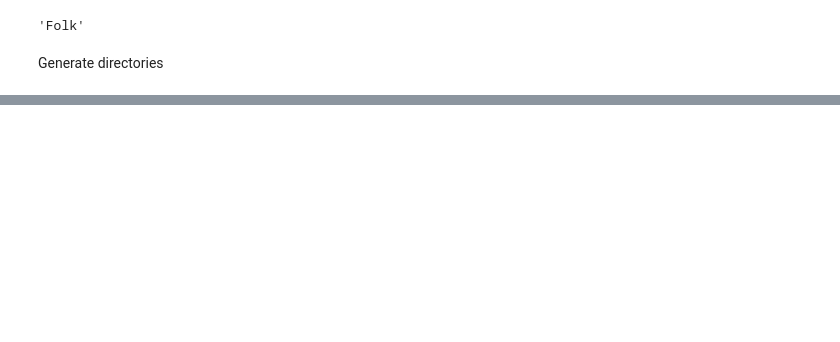
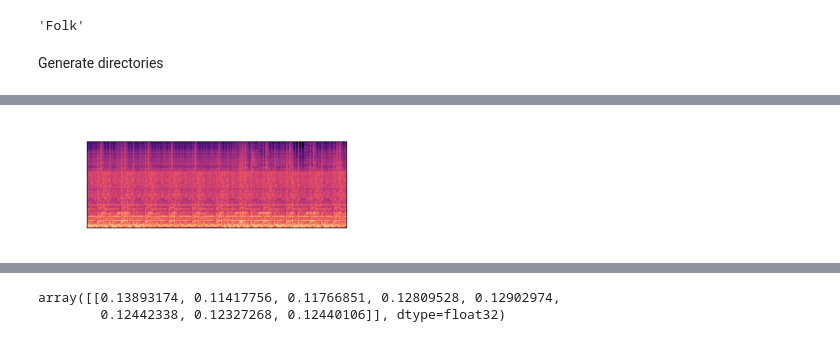
Before and after one commit to ThetaRangers/ML, a Jupyter notebook: classification.ipynb, the cells around one changed output, grey strips where cells are left out. Cells and saved outputs as stored; diff of their text form; code cells hidden in the pictures; blank space fills up the shorter version.

```diff
--- a/classification.ipynb
+++ b/classification.ipynb
@@ -156,14 +190,15 @@ keras.utils.plot_model(model, show_shapes=True)
 # %%
-epochs = 50
-tf.device('/CPU')
+epochs = 10
+
 callbacks = [
     keras.callbacks.ModelCheckpoint("save_at_{epoch}.h5"),
 ]
 model.compile(
     optimizer=keras.optimizers.Adam(1e-3),
-    loss="binary_crossentropy",
+    loss='sparse_categorical_crossentropy',
     metrics=["accuracy"],
 )
+
 model.fit(
     train_ds, epochs=epochs, callbacks=callbacks, validation_data=val_ds,
 )
@@ -191,10 +228 @@ Epoch 50/50
 <keras.callbacks.History at 0x...>
-# %%
-img = tf.keras.preprocessing.image.load_img(
-    "dataset/Hip-Hop/6608.png", target_size=image_size
-)
-img_array = tf.keras.preprocessing.image.img_to_array(img)
-img_array = tf.expand_dims(img_array, 0)  # Create batch axis
-
-predictions = model.predict(img_array)
-predictions
@@ -205,0 +254,31 @@ array([[ 42633.96 , 116811.92 ,  48157.49 , -53267.094,  60617.836,
+# %%
+def load_image_pr(img_path, show=False):
+
+    img = tf.keras.preprocessing.image.load_img(img_path, target_size=(200, 600))
+    img_tensor = tf.keras.preprocessing.image.img_to_array(img)                    # (height, width, channels)
+    img_tensor = np.expand_dims(img_tensor, axis=0)         # (1, height, width, channels), add a dimension because the model expects this shape: (batch_size, height, width, channels)
+    img_tensor /= 255.                                      # imshow expects values in the range [0, 1]
+
+    if show:
+        plt.imshow(img_tensor[0])
+        plt.axis('off')
+        plt.show()
+
+    return img_tensor
+
+
+img_path = 'dataset/Hip-Hop/10696.png'    # dog
+
+new_image = load_image_pr(img_path, show=True)
+pred = model.predict(new_image)
+pred
+#img = tf.keras.preprocessing.image.load_img(
+#    "dataset/Hip-Hop/6608.png", target_size=image_size
+#)
+#img_array = tf.keras.preprocessing.image.img_to_array(img)
+#img_array = tf.expand_dims(img_array, 0)  # Create batch axis
+
+#predictions = model.predict(img_array)
+#predictions
+# %% [output]
+[figure, added]
@@ -205,0 +286,2 @@ array([[ 42633.96 , 116811.92 ,  48157.49 , -53267.094,  60617.836,
+array([[0.13893174, 0.11417756, 0.11766851, 0.12809528, 0.12902974,
+        0.12442338, 0.12327268, 0.12440106]], dtype=float32)
```
Also changed, not shown: parts of 11 cells of this notebook, 2 other files.
